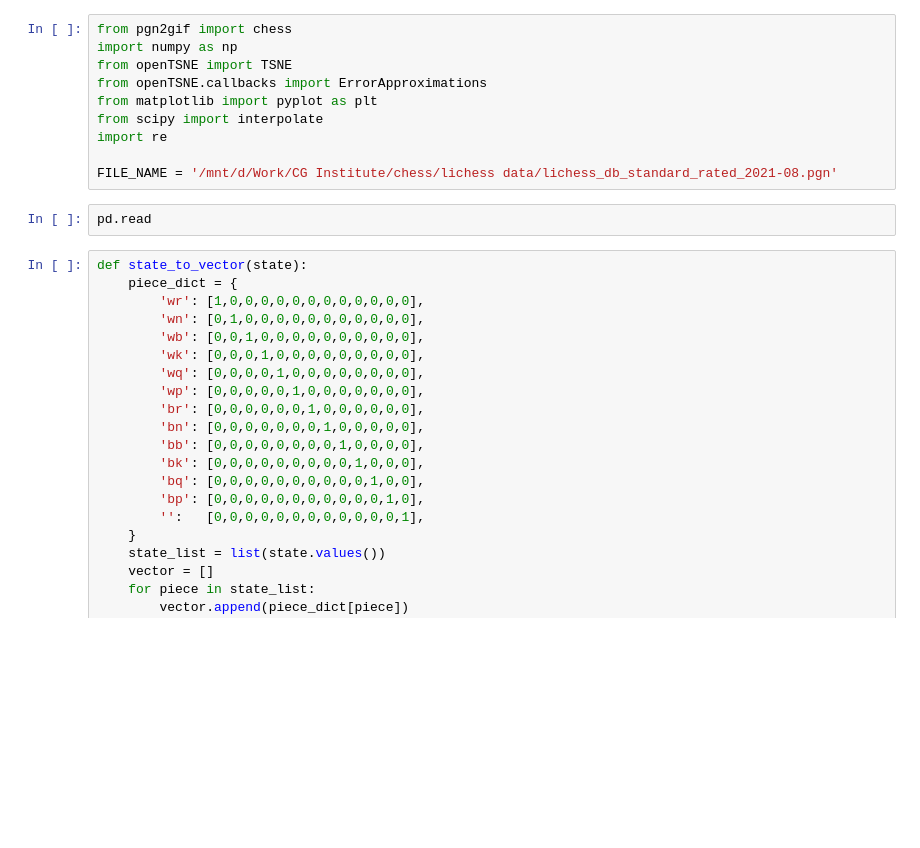
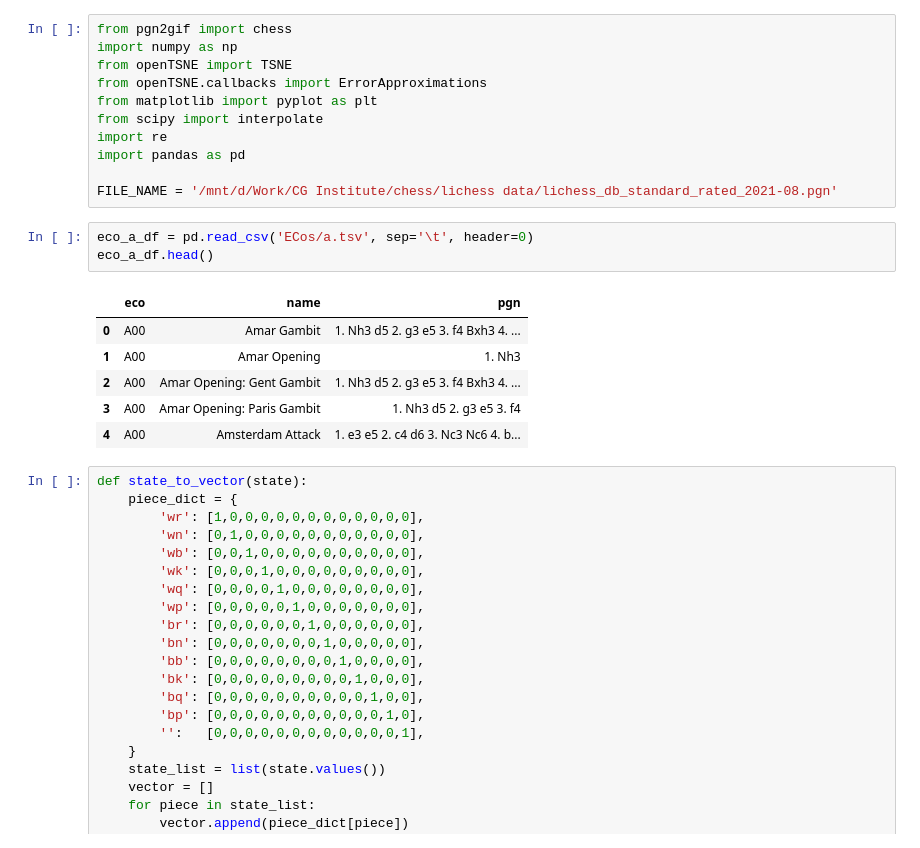
Before and after one commit to jku-vds-lab/projection-space-explorer, a Jupyter notebook: notebooks/chess/chess_notebook_lichess.ipynb, the cells around one changed output. Saved outputs shown, nothing was run; the diff lists cells and outputs as text; blank space fills up the shorter version.

```diff
--- a/notebooks/chess/chess_notebook_lichess.ipynb
+++ b/notebooks/chess/chess_notebook_lichess.ipynb
@@ -6,10 +6,19 @@ from openTSNE.callbacks import ErrorApproximations
 from matplotlib import pyplot as plt
 from scipy import interpolate
 import re
+import pandas as pd
 
 FILE_NAME = '/mnt/d/Work/CG Institute/chess/lichess data/lichess_db_standard_rated_2021-08.pgn'
-# %%
-pd.read
+# %%
+eco_a_df = pd.read_csv('ECos/a.tsv', sep='\t', header=0)
+eco_a_df.head()
+# %% [output]
+|  | eco | name | pgn |
+| 0 | A00 | Amar Gambit | 1. Nh3 d5 2. g3 e5 3. f4 Bxh3 4. ... |
+| 1 | A00 | Amar Opening | 1. Nh3 |
+| 2 | A00 | Amar Opening: Gent Gambit | 1. Nh3 d5 2. g3 e5 3. f4 Bxh3 4. ... |
+| 3 | A00 | Amar Opening: Paris Gambit | 1. Nh3 d5 2. g3 e5 3. f4 |
+| 4 | A00 | Amsterdam Attack | 1. e3 e5 2. c4 d6 3. Nc3 Nc6 4. b... |
 # %%
 def state_to_vector(state):
     piece_dict = {
```
